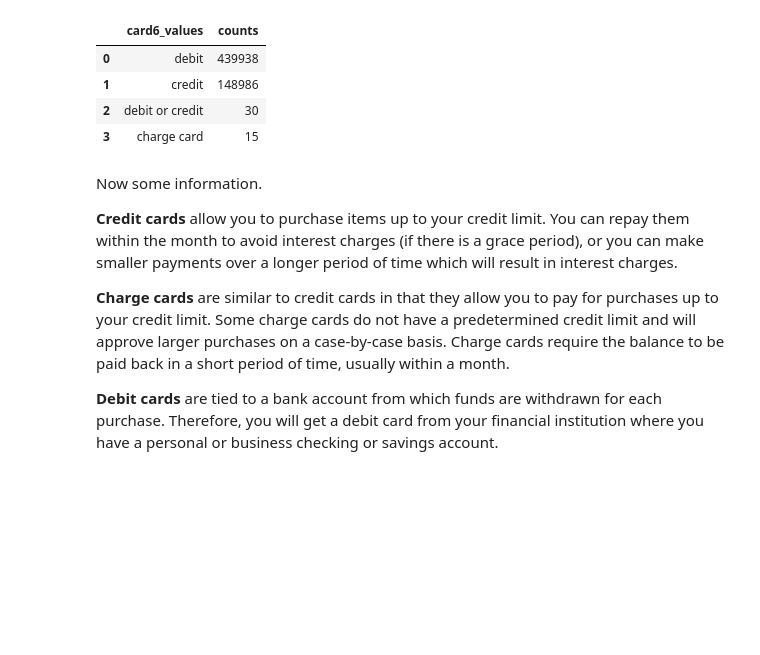
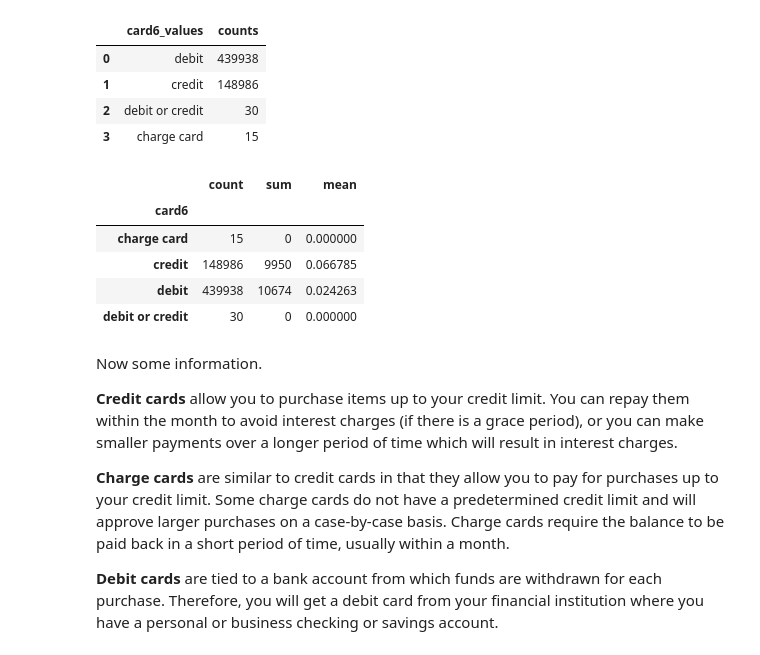
Before and after one commit to haataa/IEEE_CIS_Fraud_Detection, a Jupyter notebook: EDA.ipynb, the cells around one changed output. Saved outputs shown, nothing was run; the diff lists cells and outputs as text; code cells hidden in the pictures; blank space fills up the shorter version.

```diff
--- a/EDA.ipynb
+++ b/EDA.ipynb
@@ -254,6 +277,15 @@ feat_value_count(df_train_transac,'card6')
 | 1 | credit | 148986 |
 | 2 | debit or credit | 30 |
 | 3 | charge card | 15 |
+# %%
+df_train_transac.groupby(['card6'])['isFraud'].agg(['count', 'sum','mean'])
+# %% [output]
+|  | count | sum | mean |
+| card6 |  |  |  |
+| charge card | 15 | 0 | 0.000000 |
+| credit | 148986 | 9950 | 0.066785 |
+| debit | 439938 | 10674 | 0.024263 |
+| debit or credit | 30 | 0 | 0.000000 |
 # %% [markdown]
 Now some information.
 
```
Also changed, not shown: parts of 11 cells of this notebook.
